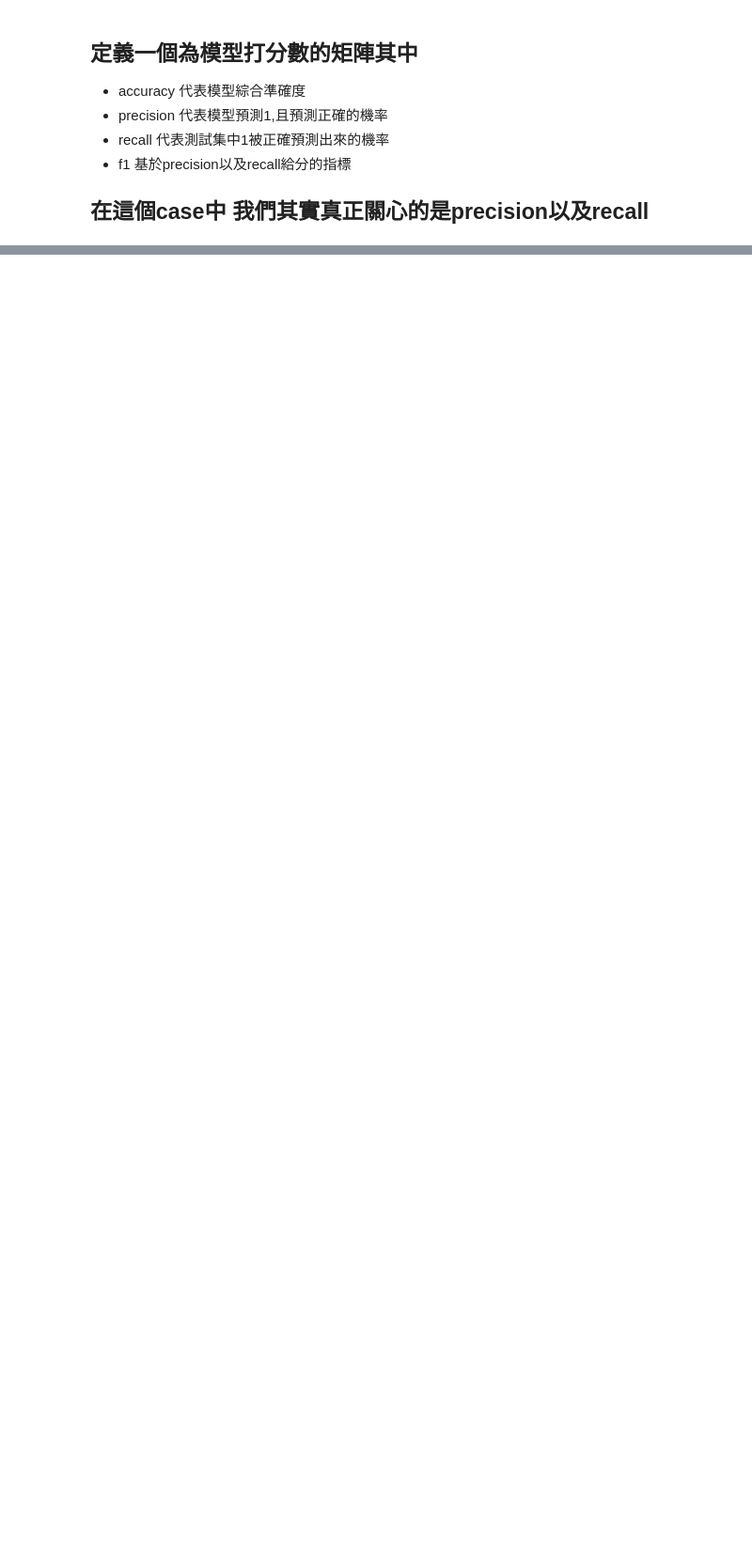
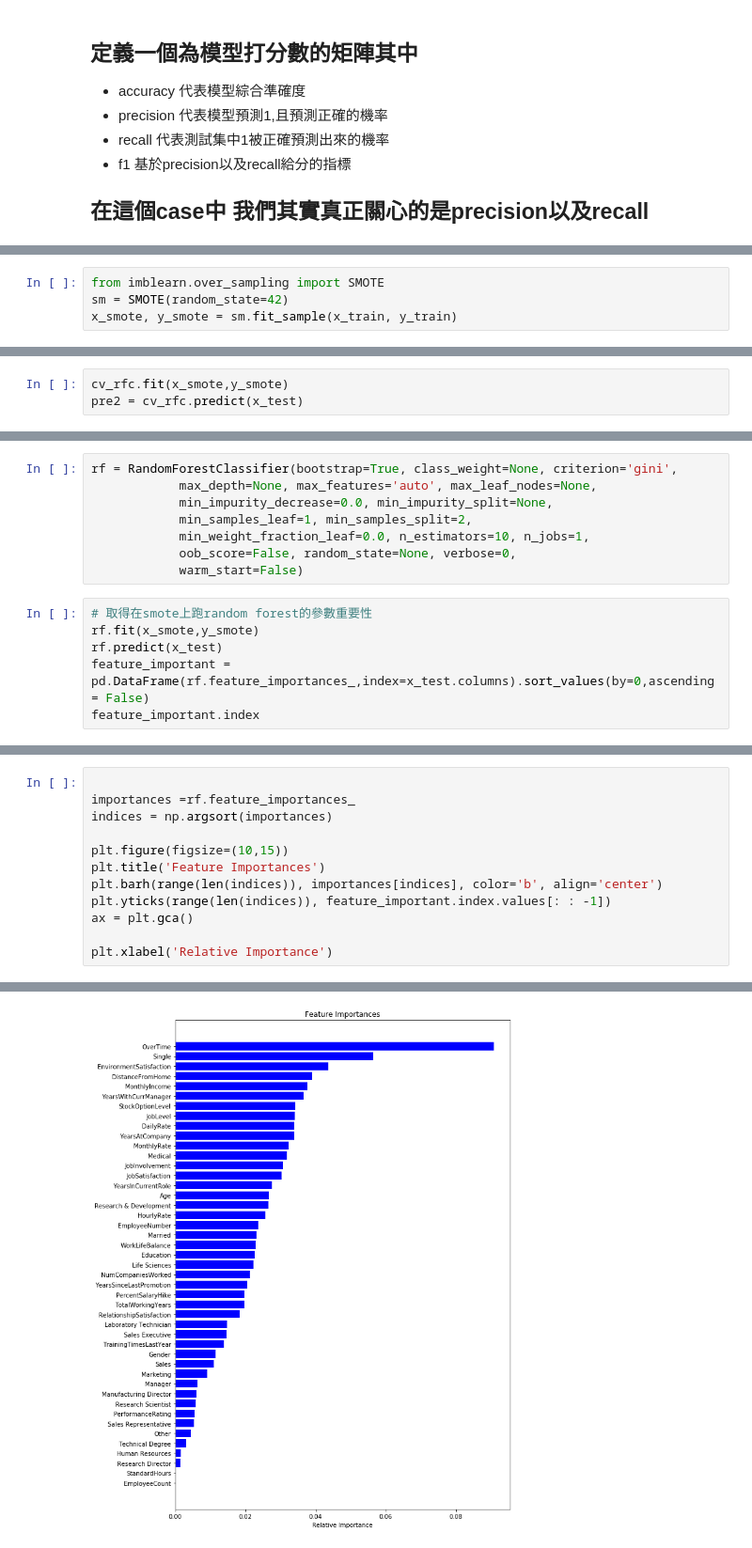
Before and after one commit to qwertad/Data-Analysis, a Jupyter notebook: IBM HR.ipynb, the cells around one changed output, grey strips where cells are left out. Shown at 94% size. Drawn from its saved outputs; the diff is of its cells as text; blank space fills up the shorter version.

```diff
--- a/IBM HR.ipynb
+++ b/IBM HR.ipynb
@@ -518,0 +385,4 @@ score_matrix(pred=pre2,true=y_test)
+# %%
+from imblearn.over_sampling import SMOTE
+sm = SMOTE(random_state=42)
+x_smote, y_smote = sm.fit_sample(x_train, y_train)
@@ -518,0 +405,3 @@ score_matrix(pred=pre2,true=y_test)
+# %%
+cv_rfc.fit(x_smote,y_smote)
+pre2 = cv_rfc.predict(x_test)
@@ -518,0 +439,14 @@ score_matrix(pred=pre2,true=y_test)
+# %%
+rf = RandomForestClassifier(bootstrap=True, class_weight=None, criterion='gini',
+            max_depth=None, max_features='auto', max_leaf_nodes=None,
+            min_impurity_decrease=0.0, min_impurity_split=None,
+            min_samples_leaf=1, min_samples_split=2,
+            min_weight_fraction_leaf=0.0, n_estimators=10, n_jobs=1,
+            oob_score=False, random_state=None, verbose=0,
+            warm_start=False)
+# %%
+# 取得在smote上跑random forest的參數重要性
+rf.fit(x_smote,y_smote)
+rf.predict(x_test)
+feature_important = pd.DataFrame(rf.feature_importances_,index=x_test.columns).sort_values(by=0,ascending = False)
+feature_important.index
@@ -518,0 +469,13 @@ score_matrix(pred=pre2,true=y_test)
+# %%
+
+importances =rf.feature_importances_
+indices = np.argsort(importances)
+
+plt.figure(figsize=(10,15))
+plt.title('Feature Importances')
+plt.barh(range(len(indices)), importances[indices], color='b', align='center')
+plt.yticks(range(len(indices)), feature_important.index.values[: : -1])
+ax = plt.gca()
+
+plt.xlabel('Relative Importance')
+# %% [output]
@@ -518,0 +483 @@ score_matrix(pred=pre2,true=y_test)
+[figure, added]
```
Also changed, not shown: parts of 120 cells of this notebook.
